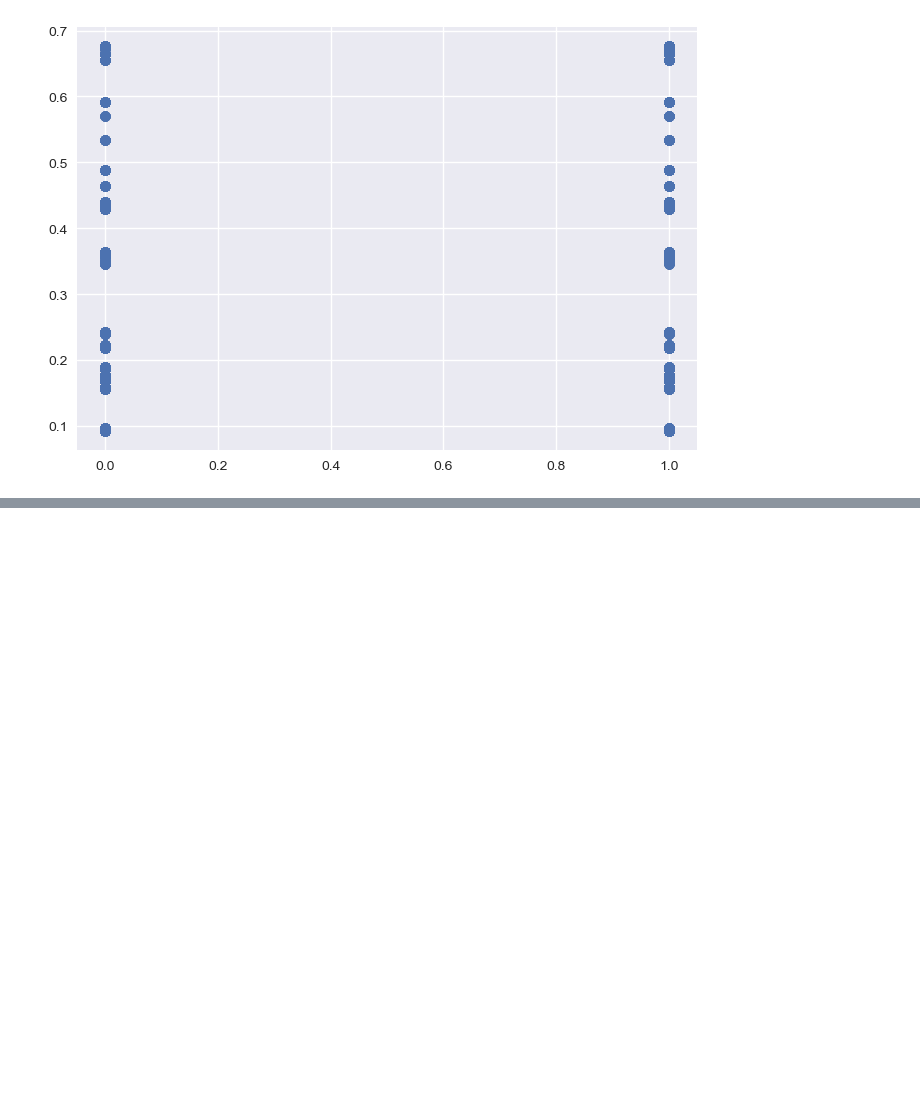
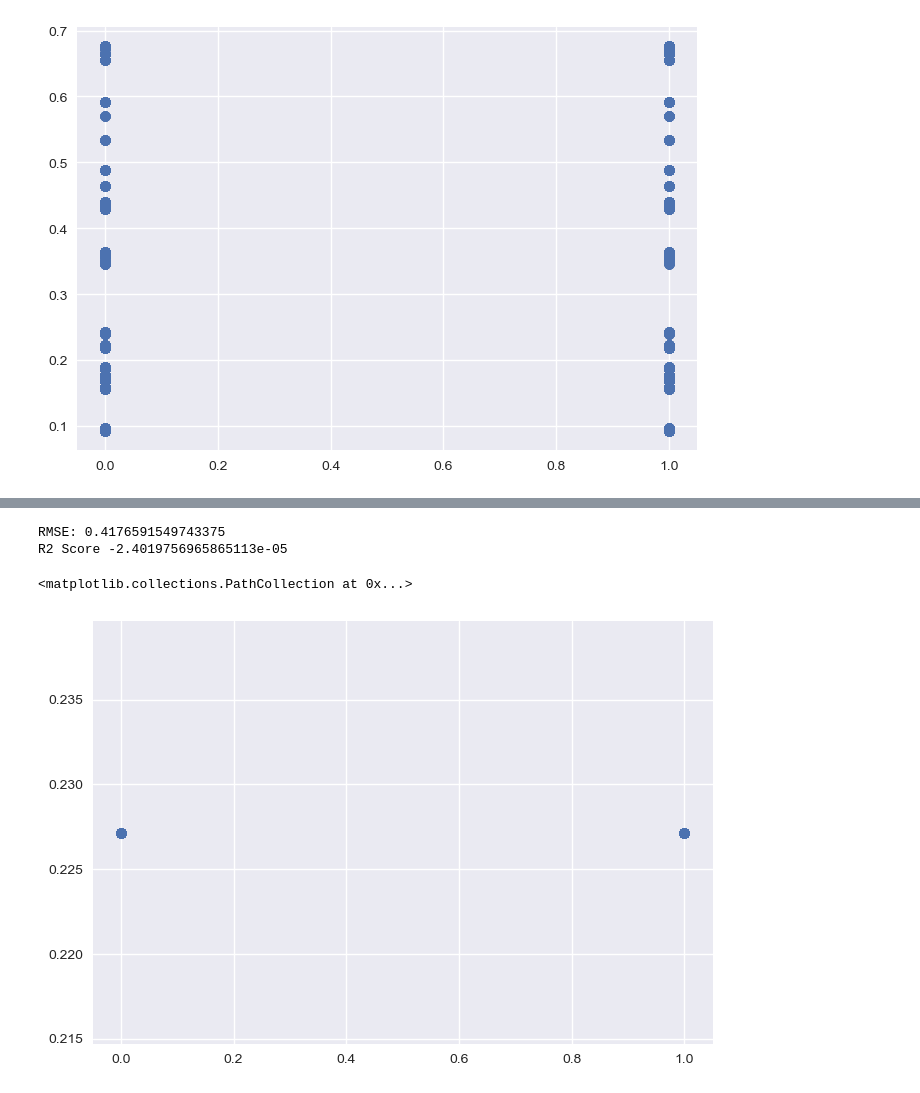
Before and after one commit to abideen-olawuwo/binaryclassification, a Jupyter notebook: binaryclassification.ipynb, the cells around one changed output, grey strips where cells are left out. Cells and saved outputs as stored; diff of their text form; code cells hidden in the pictures; blank space fills up the shorter version.

```diff
--- a/binaryclassification.ipynb
+++ b/binaryclassification.ipynb
@@ -331,0 +350,18 @@ R2 Score 0.21111520725518473
+# %%
+from sklearn.linear_model import Lasso
+from sklearn.metrics import mean_squared_error
+from sklearn.metrics import r2_score
+lasso=Lasso()
+lasso.fit(X_train_scaled,y_train)
+y_pred=lasso.predict(X_test_scaled)
+mse = mean_squared_error(y_test, y_pred)
+score=r2_score(y_test,y_pred)
+rmse = np.sqrt(mse)
+print("RMSE:", rmse)
+print("R2 Score", score)
+plt.scatter(y_test,y_pred)
+# %% [output]
+RMSE: 0.4176591549743375
+R2 Score -2.4019756965865113e-05
+<matplotlib.collections.PathCollection at 0x...>
+[figure, added]
```
Also changed, not shown: parts of 1 cell of this notebook.
